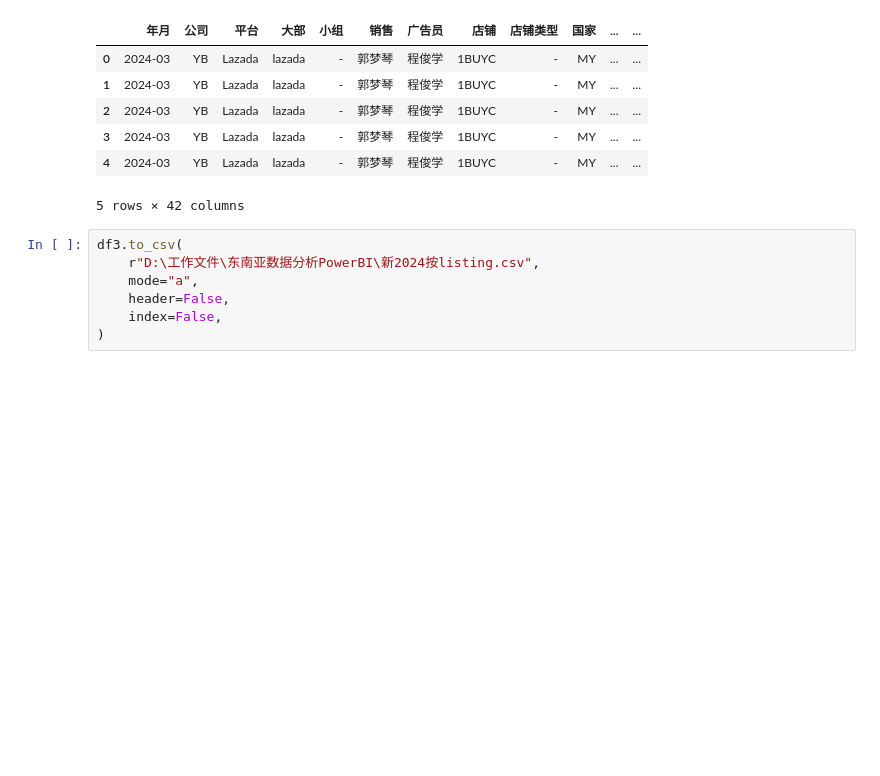
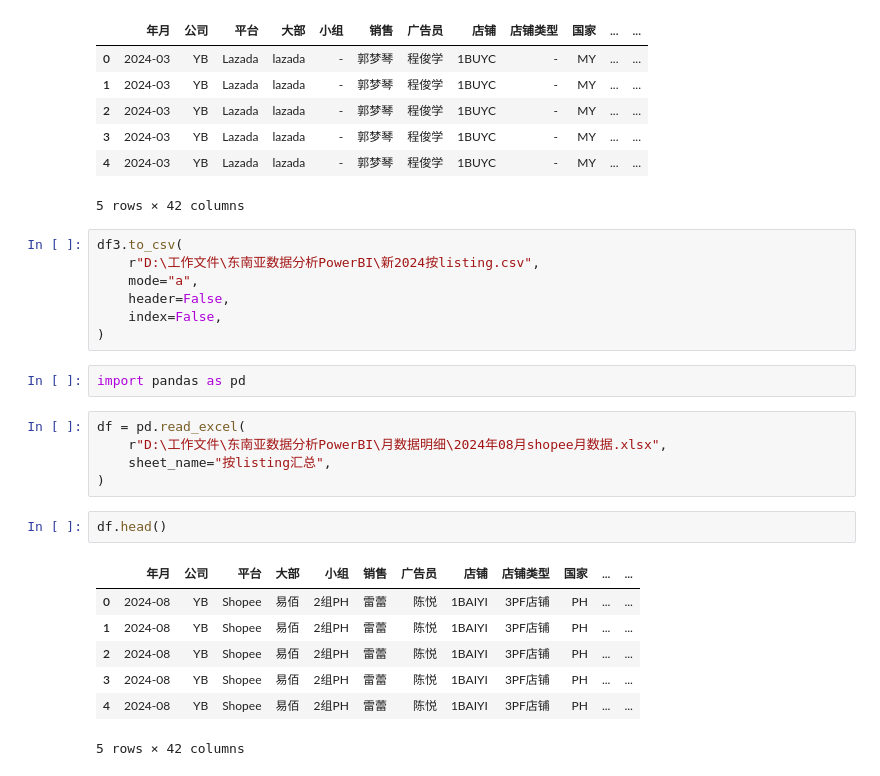
Before and after one commit to closerc/closerc, a Jupyter notebook: Jupyter/rouph_draft.ipynb, the cells around one changed output. Saved outputs shown, nothing was run; the diff lists cells and outputs as text; blank space fills up the shorter version.

```diff
--- a/Jupyter/rouph_draft.ipynb
+++ b/Jupyter/rouph_draft.ipynb
@@ -223,3 +223,20 @@ df3.to_csv(
     header=False,
     index=False,
 )
+# %%
+import pandas as pd
+# %%
+df = pd.read_excel(
+    r"D:\工作文件\东南亚数据分析PowerBI\月数据明细\2024年08月shopee月数据.xlsx",
+    sheet_name="按listing汇总",
+)
+# %%
+df.head()
+# %% [output]
+|  | 年月 | 公司 | 平台 | 大部 | 小组 | 销售 | 广告员 | 店铺 | 店铺类型 | 国家 | ... | ... |
+| 0 | 2024-08 | YB | Shopee | 易佰 | 2组PH | 雷蕾 | 陈悦 | 1BAIYI | 3PF店铺 | PH | ... | ... |
+| 1 | 2024-08 | YB | Shopee | 易佰 | 2组PH | 雷蕾 | 陈悦 | 1BAIYI | 3PF店铺 | PH | ... | ... |
+| 2 | 2024-08 | YB | Shopee | 易佰 | 2组PH | 雷蕾 | 陈悦 | 1BAIYI | 3PF店铺 | PH | ... | ... |
+| 3 | 2024-08 | YB | Shopee | 易佰 | 2组PH | 雷蕾 | 陈悦 | 1BAIYI | 3PF店铺 | PH | ... | ... |
+| 4 | 2024-08 | YB | Shopee | 易佰 | 2组PH | 雷蕾 | 陈悦 | 1BAIYI | 3PF店铺 | PH | ... | ... |
+5 rows × 42 columns
```
Also changed, not shown: parts of 1 cell of this notebook.
